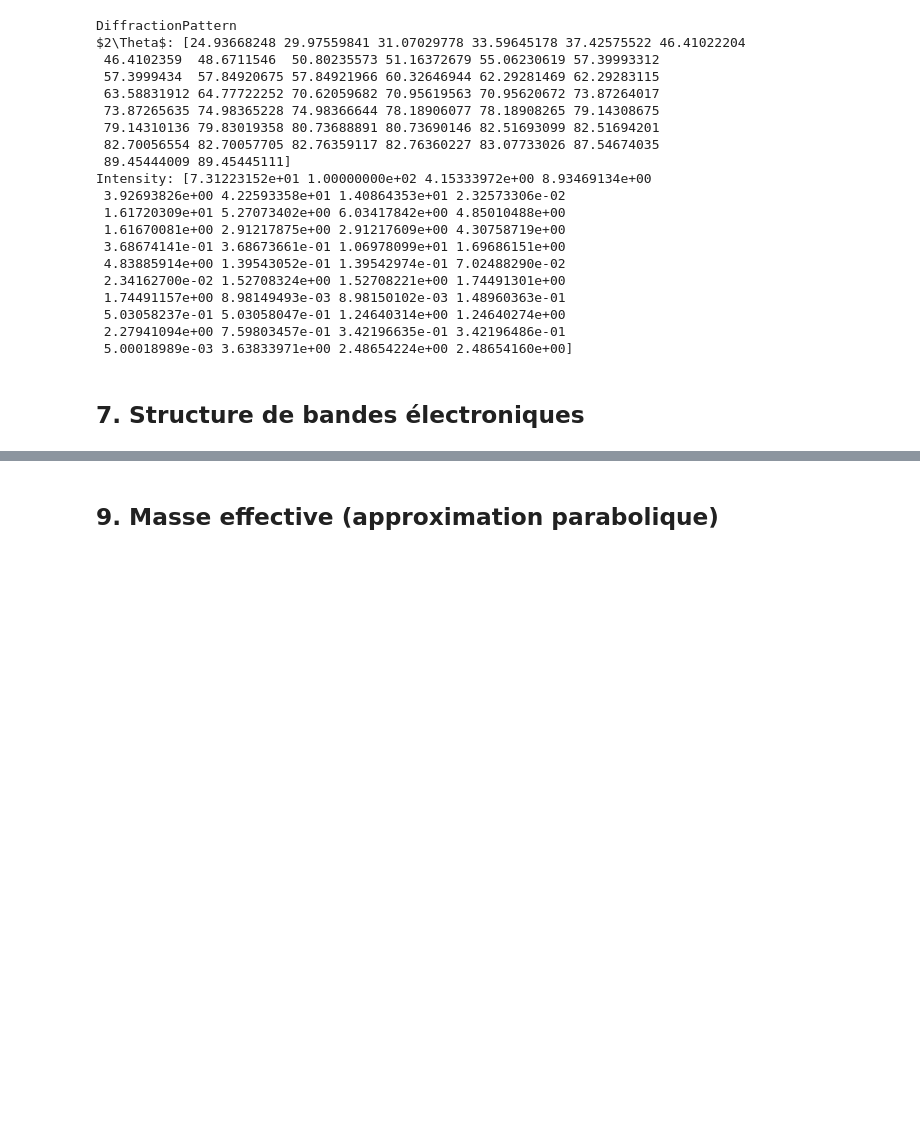
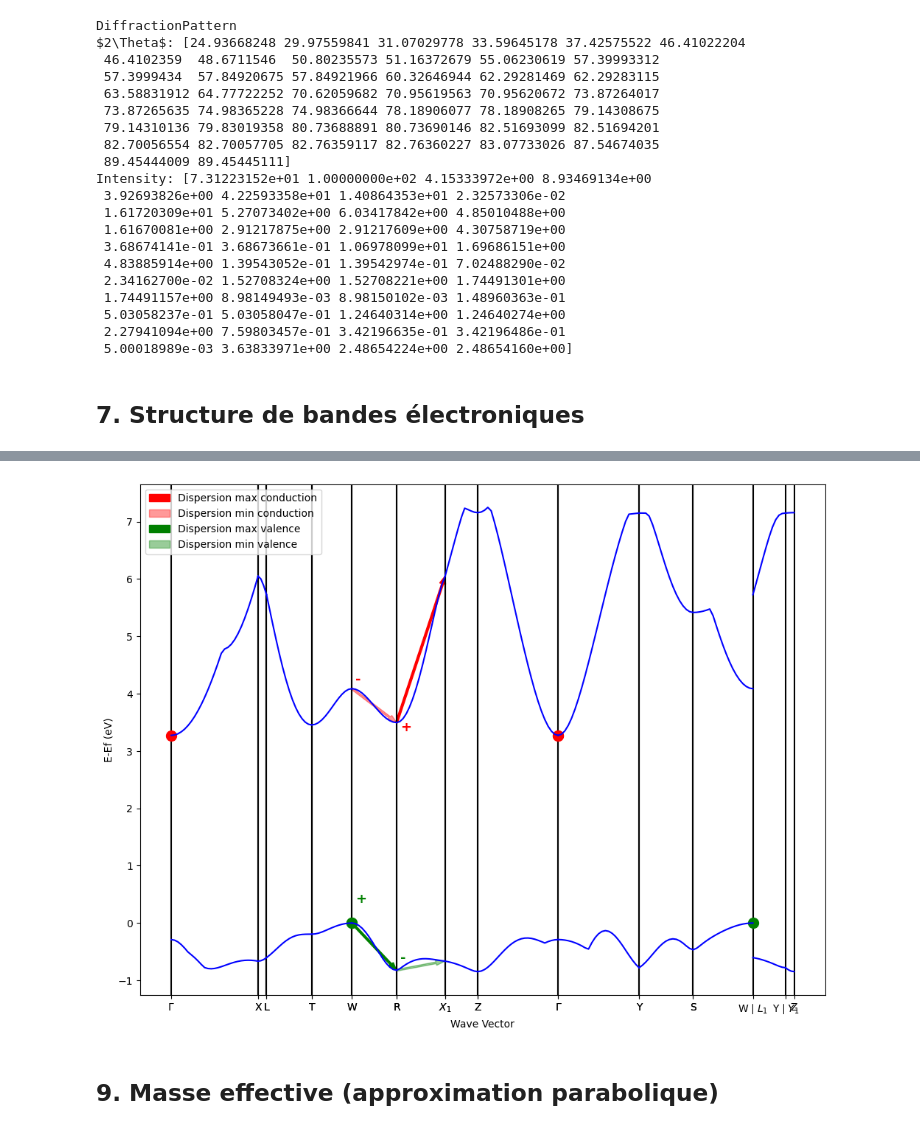
Before and after one commit to yousyou/Projet-LMAPR1492, a Jupyter notebook: notebook_materiaux.ipynb, the cells around one changed output, grey strips where cells are left out. Cells and saved outputs as stored; diff of their text form; code cells hidden in the pictures; blank space fills up the shorter version.

```diff
--- a/notebook_materiaux.ipynb
+++ b/notebook_materiaux.ipynb
@@ -213,3 +310,63 @@ Bande interdite: {'direct': False, 'transition': 'W-\\Gamma', 'energy': 3.2727}
+# %%
+# affichage des endroits de dispersion maximale et minimale pour les bandes de valence et de conduction
+
+
+
+# print("=== Bande de conduction : min/max par segment ===")
+# for i in range(len(distances)):
+#     e = energy['1'][i][cbm_idx]
+#     print(f"  Segment {i} ({labels[i]}→{labels[i+1]}) : "
+#           f"min={np.min(e):.3f} eV, max={np.max(e):.3f} eV, "
+#           f"pente={abs(e[-1]-e[0])/(distances[i][-1]-distances[i][0]):.3f} eV/Å")
+vbm_points = data.get('vbm')
+cbm_points = data.get('cbm')
+fig,ax = plt.subplots(1,1,figsize=(12,9))
+for i in range(len(distance)):
+    plt.axvline(distance[i],0,color="black")
+
+for i in range(len(vbm_points)):
+    (a,b) = vbm_points[i]
+    plt.plot(a,b,'og',markersize=10)
+for i in range(len(cbm_points)):
+    (a,b) = cbm_points[i]
+    plt.plot(a,b,'or',markersize=10)
+
+for i in range(len(distances)):
+    plt.plot(distances[i],energy['1'][i][vbm_idx],'b')
+    plt.plot(distances[i],energy['1'][i][cbm_idx],'b')
+
+ax.set_xticks(distance)
+ax.set_xticklabels(labels)
+ax.set_xlabel('Wave Vector')
+ax.set_ylabel('E-Ef (eV)')
+
+# maxVb, minVb, maxCb, minCb sont maintenant des indices de segments
+# On recalcule les données de la flèche directement depuis le segment
+def get_arrow(seg_idx, band_idx):
+    x0 = distances[seg_idx][0]
+    y0 = energy['1'][seg_idx][band_idx][0]
+    dx = distances[seg_idx][-1] - x0
+    dy = energy['1'][seg_idx][band_idx][-1] - y0
+    return x0, y0, dx, dy
+
+x0,y0,dx,dy = get_arrow(maxCb, cbm_idx)
+plt.arrow(x0,y0,dx,dy,color='red',width=0.03,length_includes_head=True, label= "Dispersion max conduction")
+x0,y0,dx,dy = get_arrow(minCb, cbm_idx)
+plt.arrow(x0,y0,dx,dy,color=('red', 0.4),width=0.03,length_includes_head=True, label= "Dispersion min conduction")
+x0,y0,dx,dy = get_arrow(maxVb, vbm_idx)
+plt.arrow(x0,y0,dx,dy,color='green',width=0.03,length_includes_head=True, label= "Dispersion max valence")
+x0,y0,dx,dy = get_arrow(minVb, vbm_idx)
+plt.arrow(x0,y0,dx,dy,color=('green', 0.4),width=0.03,length_includes_head=True, label= "Dispersion min valence")
+
+plt.text(distances[maxCb][0]+0.05, energy['1'][maxCb][cbm_idx][0]-0.15, "+", fontsize=13, fontweight='bold', color='red')
+plt.text(distances[minCb][0]+0.05, energy['1'][minCb][cbm_idx][0]+0.1,  "-", fontsize=13, fontweight='bold', color='red')
+plt.text(distances[maxVb][0]+0.05, energy['1'][maxVb][vbm_idx][0]+0.35, "+", fontsize=13, fontweight='bold', color='green')
+plt.text(distances[minVb][0]+0.05, energy['1'][minVb][vbm_idx][0]+0.15, "-", fontsize=13, fontweight='bold', color='green')
+
+plt.legend(loc = "upper left")
+plt.show()
+# %% [output]
+[figure, added]
 # %% [markdown]
 ## 9. Masse effective (approximation parabolique)
 # %%
```
Also changed, not shown: parts of 7 cells of this notebook.
